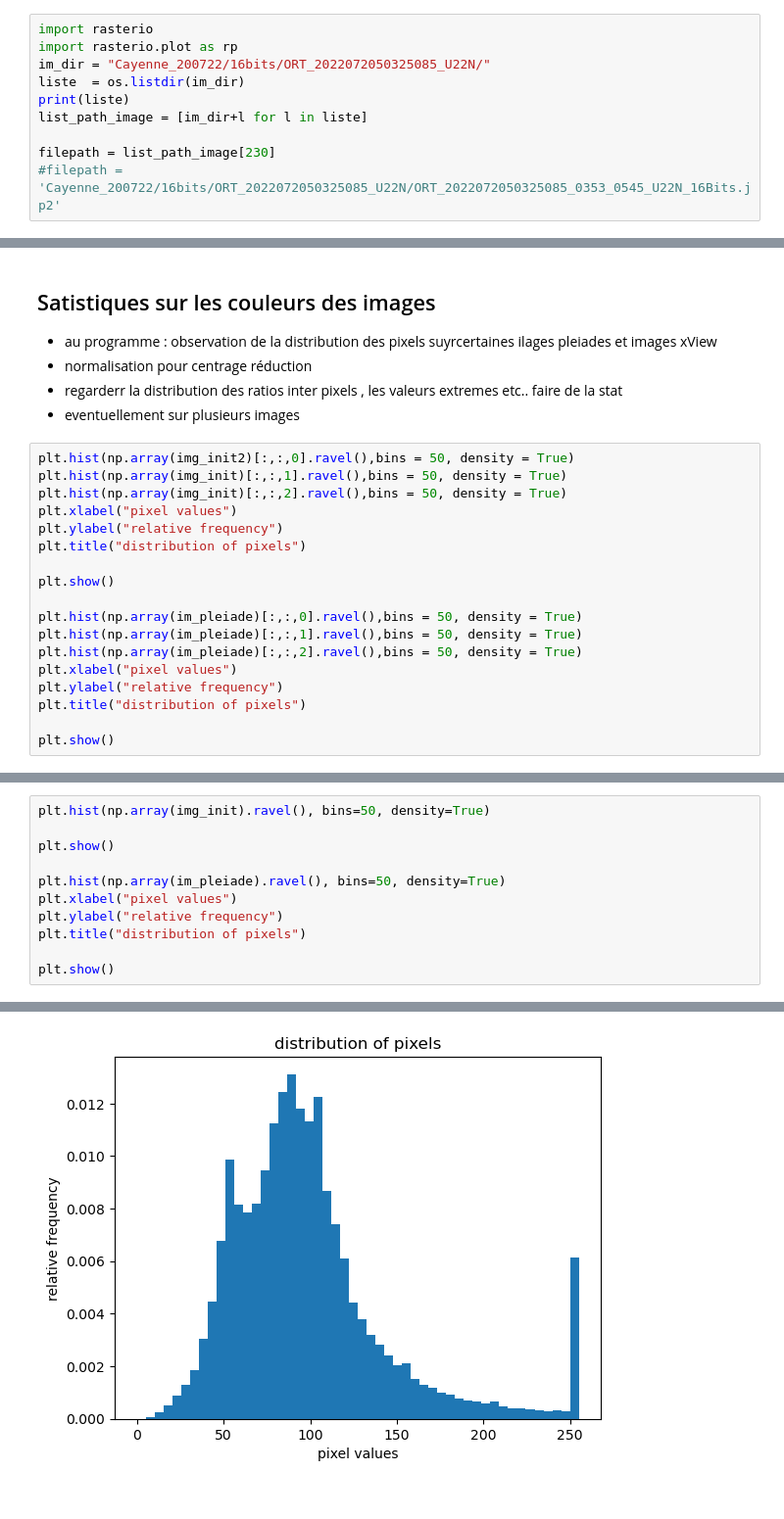
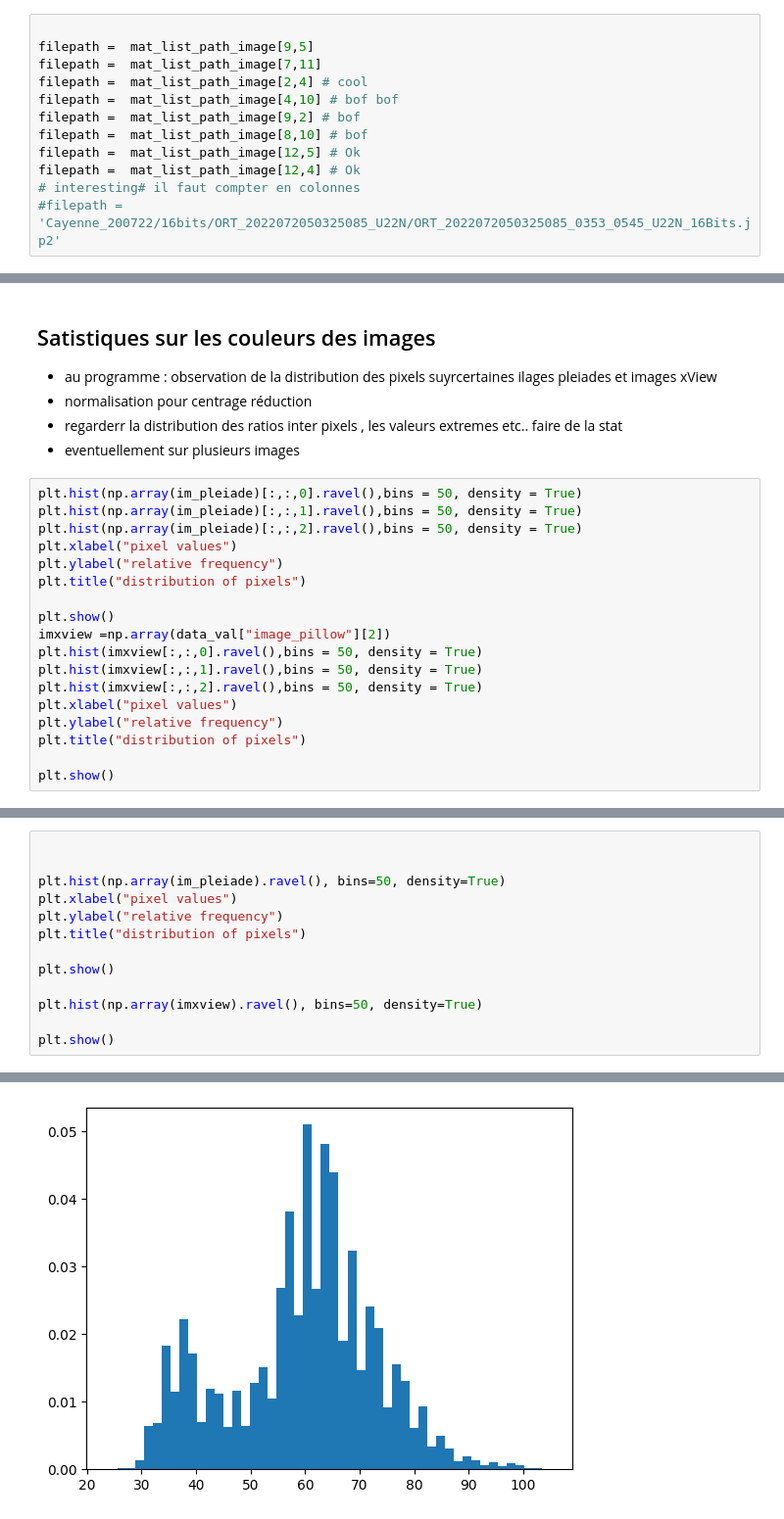
Before and after one commit to InseeFrLab/detection-habitat-spontane, a Jupyter notebook: notebooks/used_labelled_data.ipynb, the cells around one changed output, grey strips where cells are left out. Shown at 98% size. Drawn from its saved outputs; the diff is of its cells as text.

```diff
--- a/notebooks/used_labelled_data.ipynb
+++ b/notebooks/used_labelled_data.ipynb
@@ -349,10 +425,12 @@ fs.download(
 # %%
-import rasterio
-import rasterio.plot as rp
-im_dir = "Cayenne_200722/16bits/ORT_2022072050325085_U22N/"
-liste  = os.listdir(im_dir)
-print(liste)
-list_path_image = [im_dir+l for l in liste]
 
-filepath = list_path_image[230]
+filepath =  mat_list_path_image[9,5]
+filepath =  mat_list_path_image[7,11]
+filepath =  mat_list_path_image[2,4] # cool
+filepath =  mat_list_path_image[4,10] # bof bof
+filepath =  mat_list_path_image[9,2] # bof
+filepath =  mat_list_path_image[8,10] # bof
+filepath =  mat_list_path_image[12,5] # Ok
+filepath =  mat_list_path_image[12,4] # Ok
+# interesting# il faut compter en colonnes
 #filepath = 'Cayenne_200722/16bits/ORT_2022072050325085_U22N/ORT_2022072050325085_0353_0545_U22N_16Bits.jp2'
@@ -415,15 +532,6 @@ plt.show()
 - regarderr la distribution des ratios inter pixels , les valeurs extremes etc.. faire de la stat
 - eventuellement sur plusieurs images
 # %%
-plt.hist(np.array(img_init2)[:,:,0].ravel(),bins = 50, density = True)
-plt.hist(np.array(img_init)[:,:,1].ravel(),bins = 50, density = True)
-plt.hist(np.array(img_init)[:,:,2].ravel(),bins = 50, density = True)
-plt.xlabel("pixel values")
-plt.ylabel("relative frequency")
-plt.title("distribution of pixels")
-
-plt.show()
-
 plt.hist(np.array(im_pleiade)[:,:,0].ravel(),bins = 50, density = True)
 plt.hist(np.array(im_pleiade)[:,:,1].ravel(),bins = 50, density = True)
 plt.hist(np.array(im_pleiade)[:,:,2].ravel(),bins = 50, density = True)
@@ -432,4 +540,13 @@ plt.ylabel("relative frequency")
 plt.title("distribution of pixels")
 
 plt.show()
+imxview =np.array(data_val["image_pillow"][2])
+plt.hist(imxview[:,:,0].ravel(),bins = 50, density = True)
+plt.hist(imxview[:,:,1].ravel(),bins = 50, density = True)
+plt.hist(imxview[:,:,2].ravel(),bins = 50, density = True)
+plt.xlabel("pixel values")
+plt.ylabel("relative frequency")
+plt.title("distribution of pixels")
+
+plt.show()
 # %% [output]
@@ -438,7 +555,5 @@ plt.show()
 # %%
-plt.hist(np.array(img_init).ravel(), bins=50, density=True)
 
-plt.show()
 
 plt.hist(np.array(im_pleiade).ravel(), bins=50, density=True)
 plt.xlabel("pixel values")
@@ -446,4 +561,8 @@ plt.ylabel("relative frequency")
 plt.title("distribution of pixels")
 
 plt.show()
+
+plt.hist(np.array(imxview).ravel(), bins=50, density=True)
+
+plt.show()
 # %% [output]
@@ -451 +570 @@ plt.show()
-[figure, old version]
+[figure, new version]
```
Also changed, not shown: parts of 28 cells of this notebook.
